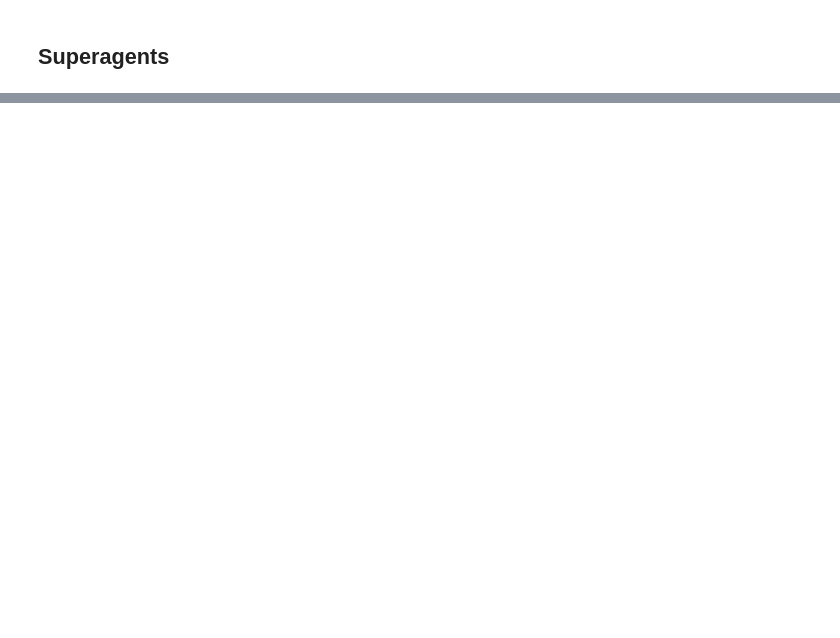
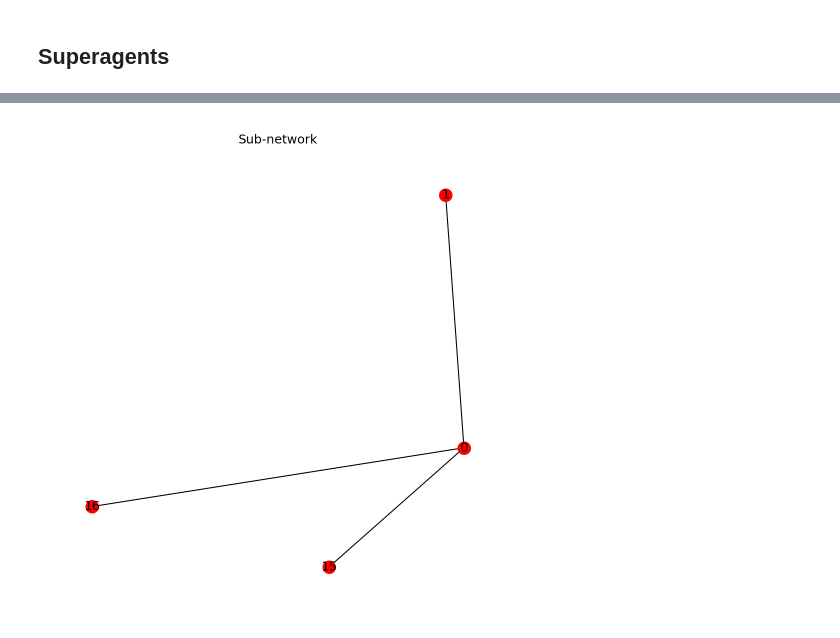
Before and after one commit to RuizSerra/factorised-MA-AIF-notebooks, a Jupyter notebook: 02 INFG 2x2 network.ipynb, the cells around one changed output, grey strips where cells are left out. Cells and saved outputs as stored; diff of their text form; code cells hidden in the pictures; blank space fills up the shorter version.

```diff
--- a/02 INFG 2x2 network.ipynb
+++ b/02 INFG 2x2 network.ipynb
@@ -242,0 +304,21 @@ tuple(sorted([3, 1]))
+# %%
+# Create a subgraph from the edges in edge_tuple
+subgraph = G.edge_subgraph(superagents[30])
+
+# Plot the subgraph
+plt.figure(figsize=(3, 3), dpi=150)
+pos_subgraph = {node: pos[node] for node in subgraph.nodes}
+nx.draw(
+    subgraph,
+    pos_subgraph,
+    with_labels=True,
+    node_size=30,
+    node_color='red',
+    edge_color='black',
+    width=0.5,
+    font_size=6  # Set label size smaller
+)
+plt.title("Sub-network")
+plt.show()
+# %% [output]
+[figure, added]
```
Also changed, not shown: parts of 10 cells of this notebook.
